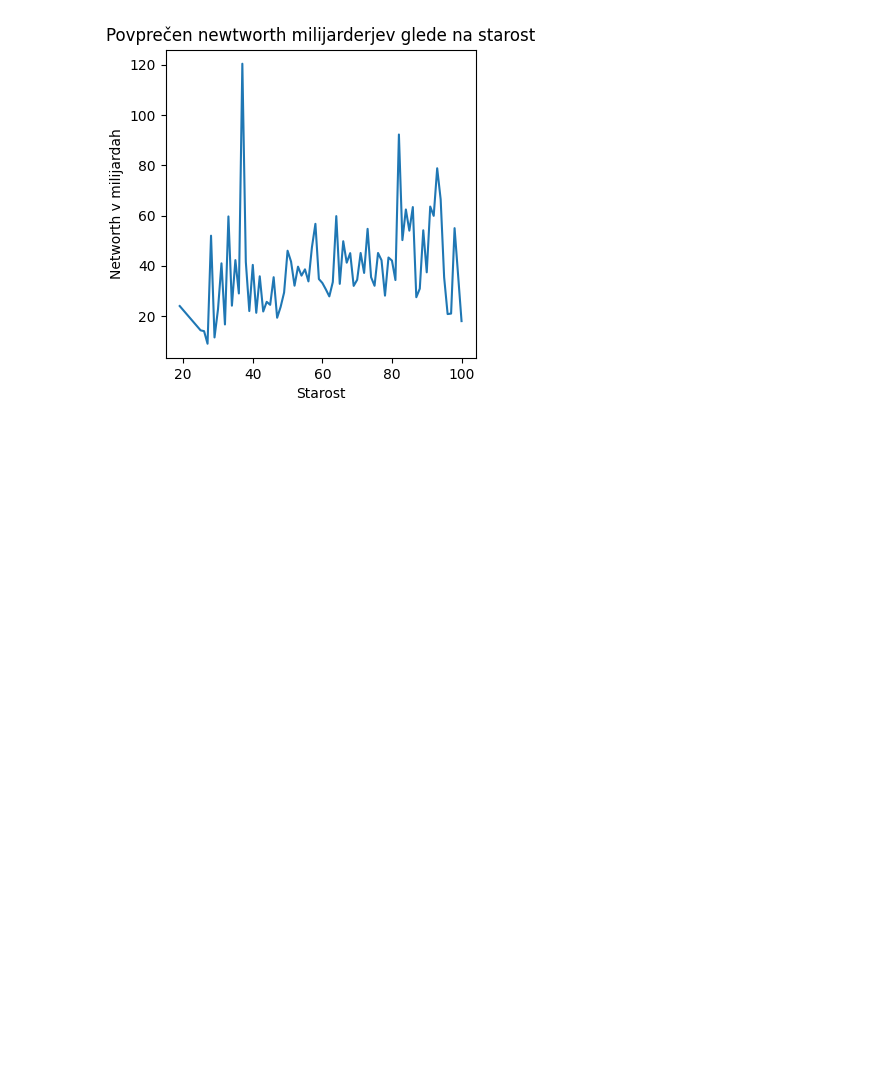
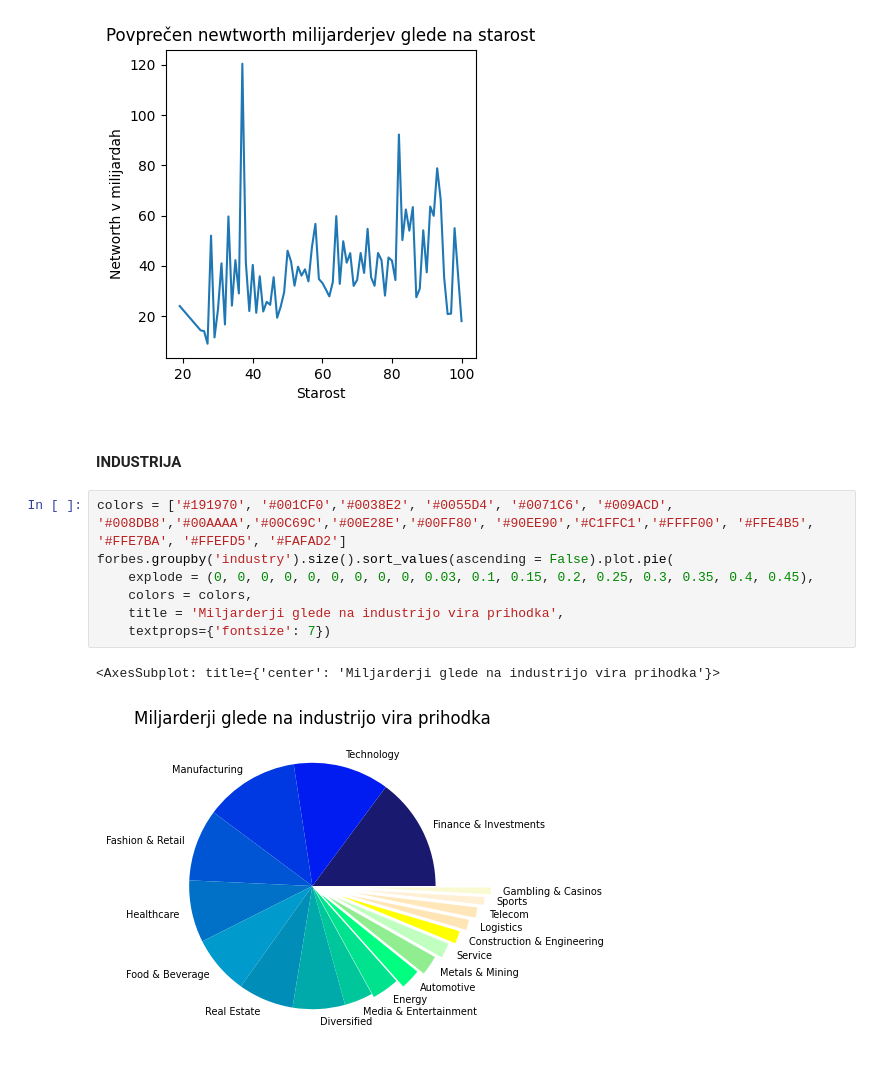
Before and after one commit to karolina-sa/Forbes-list-PROG1-projekt, a Jupyter notebook: analiza_Forbes_list.ipynb, the cells around one changed output. Saved outputs shown, nothing was run; the diff lists cells and outputs as text; blank space fills up the shorter version.

Commit message:
Plot: industrija

```diff
--- a/analiza_Forbes_list.ipynb
+++ b/analiza_Forbes_list.ipynb
@@ -130,3 +130,15 @@ plt.ylabel('Networth v milijardah')
 # %% [output]
 Text(0, 0.5, 'Networth v milijardah')
 [figure]
+# %% [markdown]
+<h4>INDUSTRIJA</h4>
+# %%
+colors = ['#191970', '#001CF0','#0038E2', '#0055D4', '#0071C6', '#009ACD', '#008DB8','#00AAAA','#00C69C','#00E28E','#00FF80', '#90EE90','#C1FFC1','#FFFF00', '#FFE4B5', '#FFE7BA', '#FFEFD5', '#FAFAD2']
+forbes.groupby('industry').size().sort_values(ascending = False).plot.pie(
+    explode = (0, 0, 0, 0, 0, 0, 0, 0, 0, 0.03, 0.1, 0.15, 0.2, 0.25, 0.3, 0.35, 0.4, 0.45),
+    colors = colors,
+    title = 'Miljarderji glede na industrijo vira prihodka',
+    textprops={'fontsize': 7})
+# %% [output]
+<AxesSubplot: title={'center': 'Miljarderji glede na industrijo vira prihodka'}>
+[figure, added]
```
